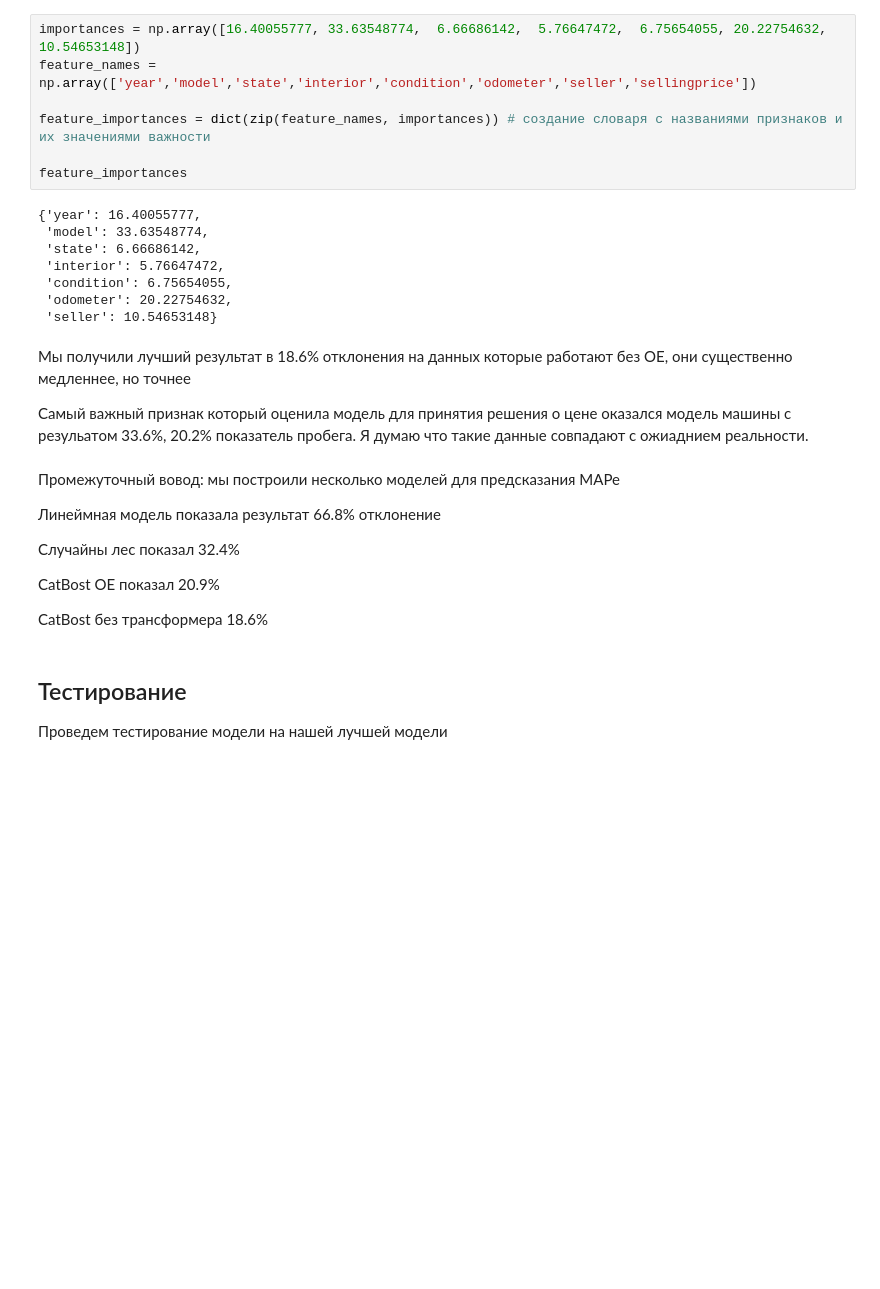
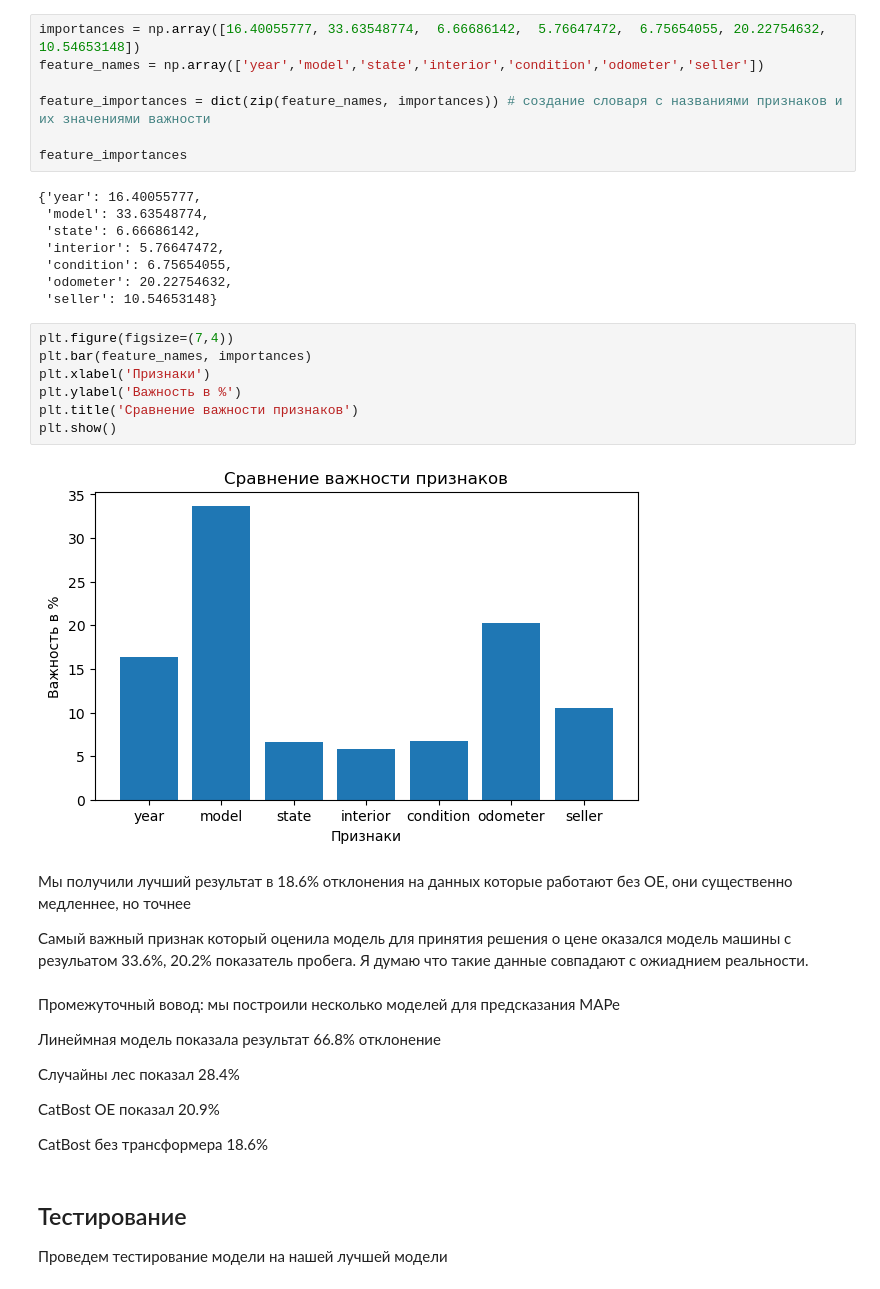
Before and after one commit to Skrebcov/Kaggle_and_Interesting_Projects, a Jupyter notebook: Определение цены авто/определение_цены_авто_вер1.ipynb, the cells around one changed output. Cells and saved outputs as stored; diff of their text form; blank space fills up the shorter version.

```diff
--- a/Определение цены авто/определение_цены_авто_вер1.ipynb
+++ b/Определение цены авто/определение_цены_авто_вер1.ipynb
@@ -816,7 +846,7 @@ array([16.40055777, 33.63548774,  6.66686142,  5.76647472,  6.75654055,
        20.22754632, 10.54653148])
 # %%
 importances = np.array([16.40055777, 33.63548774,  6.66686142,  5.76647472,  6.75654055, 20.22754632, 10.54653148])
-feature_names = np.array(['year','model','state','interior','condition','odometer','seller','sellingprice'])
+feature_names = np.array(['year','model','state','interior','condition','odometer','seller'])
 
 feature_importances = dict(zip(feature_names, importances)) # создание словаря с названиями признаков и их значениями важности
 
@@ -829,6 +859,15 @@ feature_importances
  'condition': 6.75654055,
  'odometer': 20.22754632,
  'seller': 10.54653148}
+# %%
+plt.figure(figsize=(7,4))
+plt.bar(feature_names, importances)
+plt.xlabel('Признаки')
+plt.ylabel('Важность в %')
+plt.title('Сравнение важности признаков')
+plt.show()
+# %% [output]
+[figure, added]
 # %% [markdown]
 Мы получили лучший результат в 18.6% отклонения на данных которые работают без ОЕ, они существенно медленнее, но точнее
 
@@ -838,7 +877,7 @@ feature_importances
 
 Линеймная модель показала результат 66.8% отклонение
 
-Случайны лес показал 32.4%
+Случайны лес показал 28.4%
 
 CatBost OE показал 20.9%
 
```
Also changed, not shown: parts of 27 cells of this notebook.
